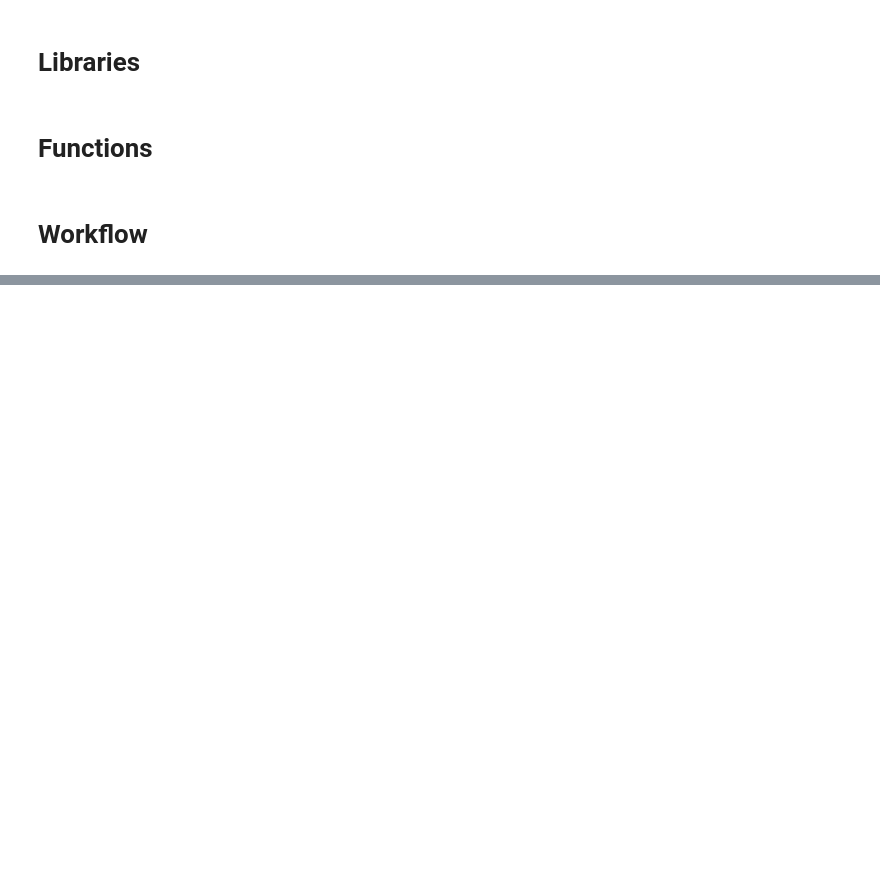
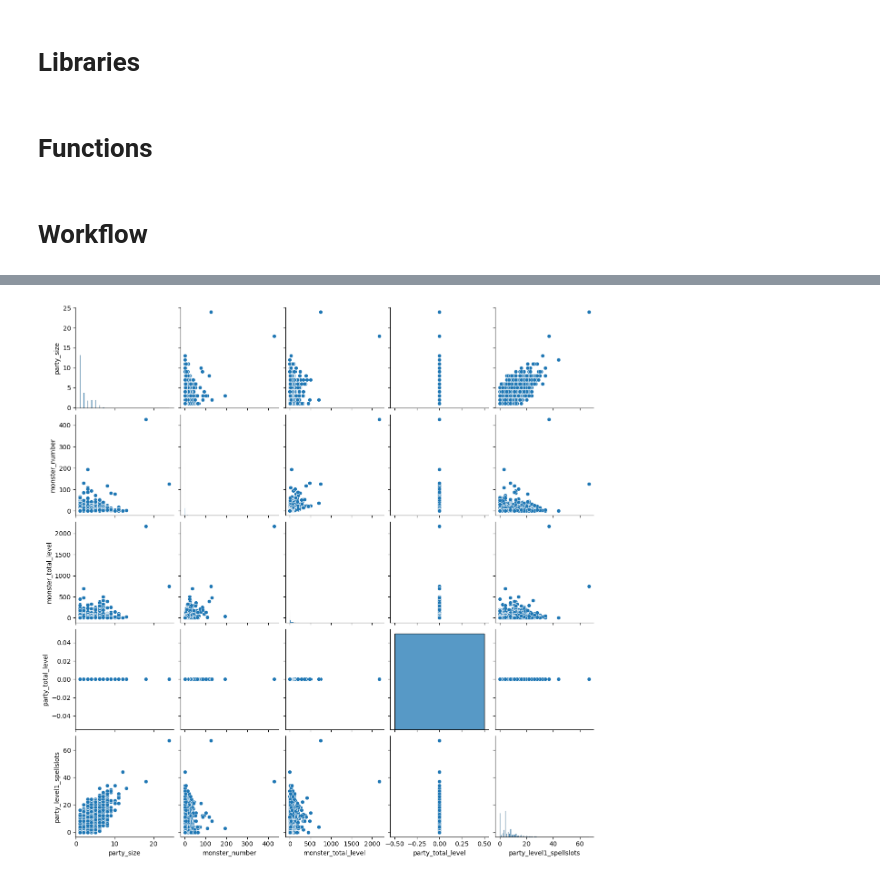
Before and after one commit to ingridasemenec/DnDEncounterEstimator, a Jupyter notebook: filtering.ipynb, the cells around one changed output, grey strips where cells are left out. Saved outputs shown, nothing was run; the diff lists cells and outputs as text; code cells hidden in the pictures; blank space fills up the shorter version.

```diff
--- a/filtering.ipynb
+++ b/filtering.ipynb
@@ -57,0 +146,6 @@ combat_data_filtered_df.to_csv(csv_file_path, index=True)
+# %%
+# Pairplots
+sns.pairplot(df[num_features[:5]])
+plt.show()
+# %% [output]
+[figure, added]
```
Also changed, not shown: parts of 8 cells of this notebook, 3 other files.
